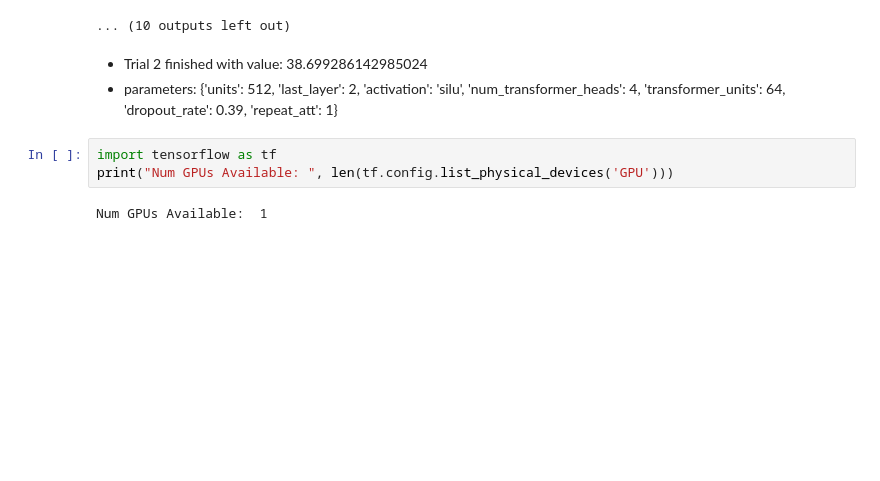
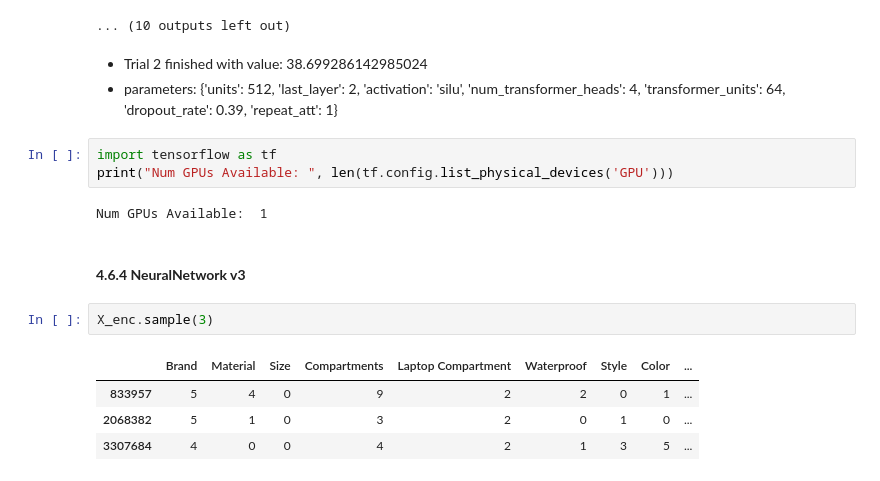
Before and after one commit to fabriziobasso/Colab_backup, a Jupyter notebook: File_06.ipynb, the cells around one changed output. Saved outputs shown, nothing was run; the diff lists cells and outputs as text; blank space fills up the shorter version.

```diff
--- a/File_06.ipynb
+++ b/File_06.ipynb
@@ -2825,3 +2719,12 @@ import tensorflow as tf
 print("Num GPUs Available: ", len(tf.config.list_physical_devices('GPU')))
 # %% [output]
 Num GPUs Available:  1
+# %% [markdown]
+#### **4.6.4 NeuralNetwork v3**
+# %%
+X_enc.sample(3)
+# %% [output]
+|  | Brand | Material | Size | Compartments | Laptop Compartment | Waterproof | Style | Color | ... |
+| 833957 | 5 | 4 | 0 | 9 | 2 | 2 | 0 | 1 | ... |
+| 2068382 | 5 | 1 | 0 | 3 | 2 | 0 | 1 | 0 | ... |
+| 3307684 | 4 | 0 | 0 | 4 | 2 | 1 | 3 | 5 | ... |
```
Also changed, not shown: parts of 26 cells of this notebook.
